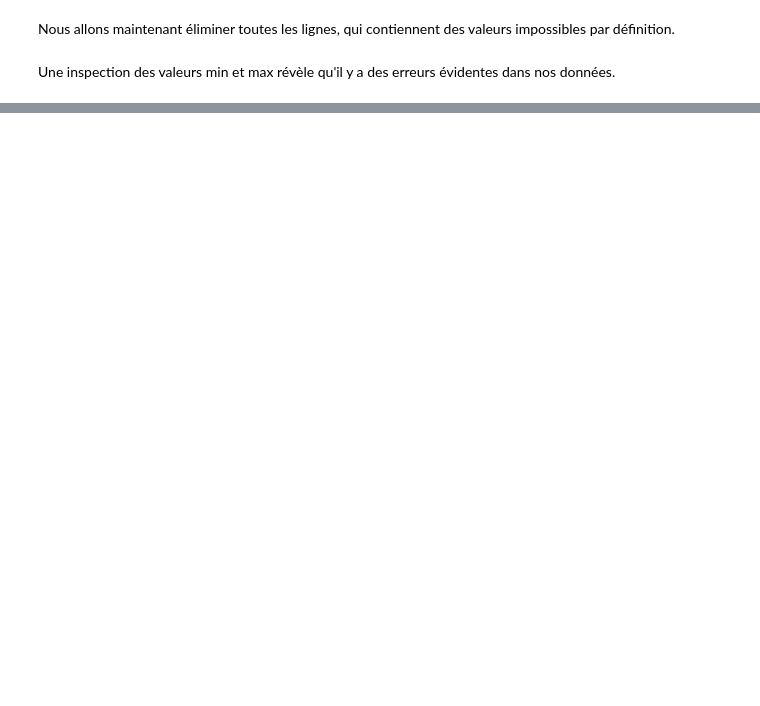
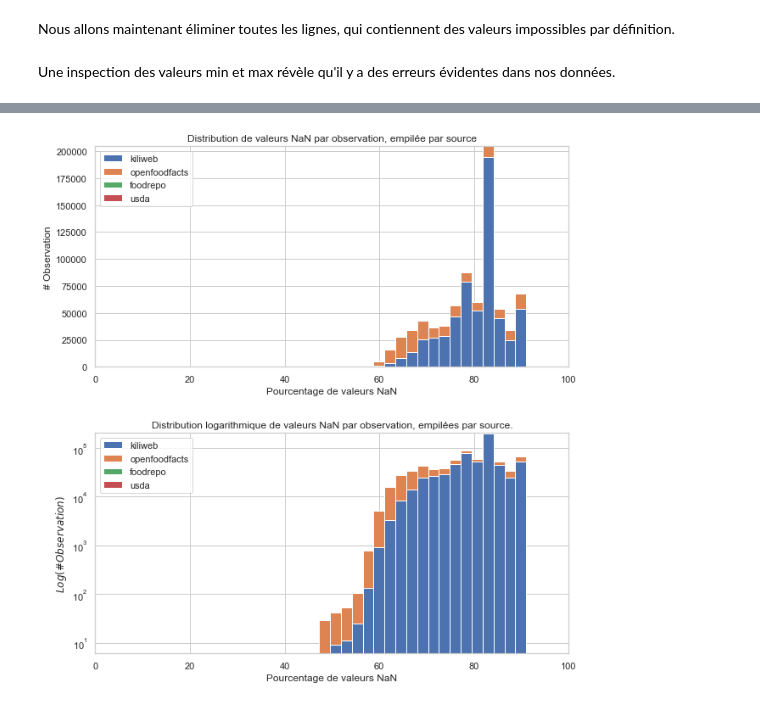
Before and after one commit to Abdess/sante_publique_france, a Jupyter notebook: P3_01_notebook.ipynb, the cells around one changed output, grey strips where cells are left out. Saved outputs shown, nothing was run; the diff lists cells and outputs as text; code cells hidden in the pictures; blank space fills up the shorter version.

```diff
--- a/P3_01_notebook.ipynb
+++ b/P3_01_notebook.ipynb
@@ -828,0 +915,11 @@ Dans les sections suivantes, nous construirons des sous-ensembles de données d
+# %%
+# Créer une variable source à partir du mappage suivant
+mapping = {
+    'kiliweb': 'kiliweb',
+    'openfood-ch-import': 'foodrepo',
+    'usda-ndb-import': 'usda'
+}
+df_fr['source'] = df_fr.creator.map(mapping)
+df_fr['source'].fillna(value='openfoodfacts', inplace=True)
+
+get_top_occurencies(df_fr, 'source')
@@ -828,0 +1087,33 @@ Dans les sections suivantes, nous construirons des sous-ensembles de données d
+# %%
+# Distribution de valeurs NaN sur les lignes empilées par source.
+dict = {}
+for source in get_top_occurencies(df_fr, 'source').index:
+    df_source = df_fr[df_fr.source == source]
+    dist = df_source.isnull().sum(axis=1) / df_source.shape[1] * 100
+    dict[source] = dist
+
+fig, ax = plt.subplots(nrows=2, ncols=1)
+pd.DataFrame(dict).plot.hist(ax=ax[0], stacked=True, bins=20, figsize=(10, 11))
+pd.DataFrame(dict).plot.hist(ax=ax[1],
+                             logy=True,
+                             stacked=True,
+                             bins=20,
+                             figsize=(10, 11))
+plt.subplots_adjust(hspace=0.3)
+ax[0].set_xlim(0, 100)
+ax[1].set_xlim(0, 100)
+ax[0].set_ymargin(1)
+ax[0].set_xlabel('Pourcentage de valeurs NaN')
+ax[1].set_xlabel('Pourcentage de valeurs NaN')
+ax[0].set_ylabel('# Observation')
+ax[1].set_ylabel('$Log(\# Observation)$')
+ax[0].set_title(
+    'Distribution de valeurs NaN par observation, empilée par source')
+ax[1].set_title(
+    'Distribution logarithmique de valeurs NaN par observation, empilées par source.'
+)
+ax[0].legend(loc='upper left')
+ax[1].legend(loc='upper left')
+plt.show()
+# %% [output]
+[figure, added]
```
Also changed, not shown: parts of 141 cells of this notebook.
